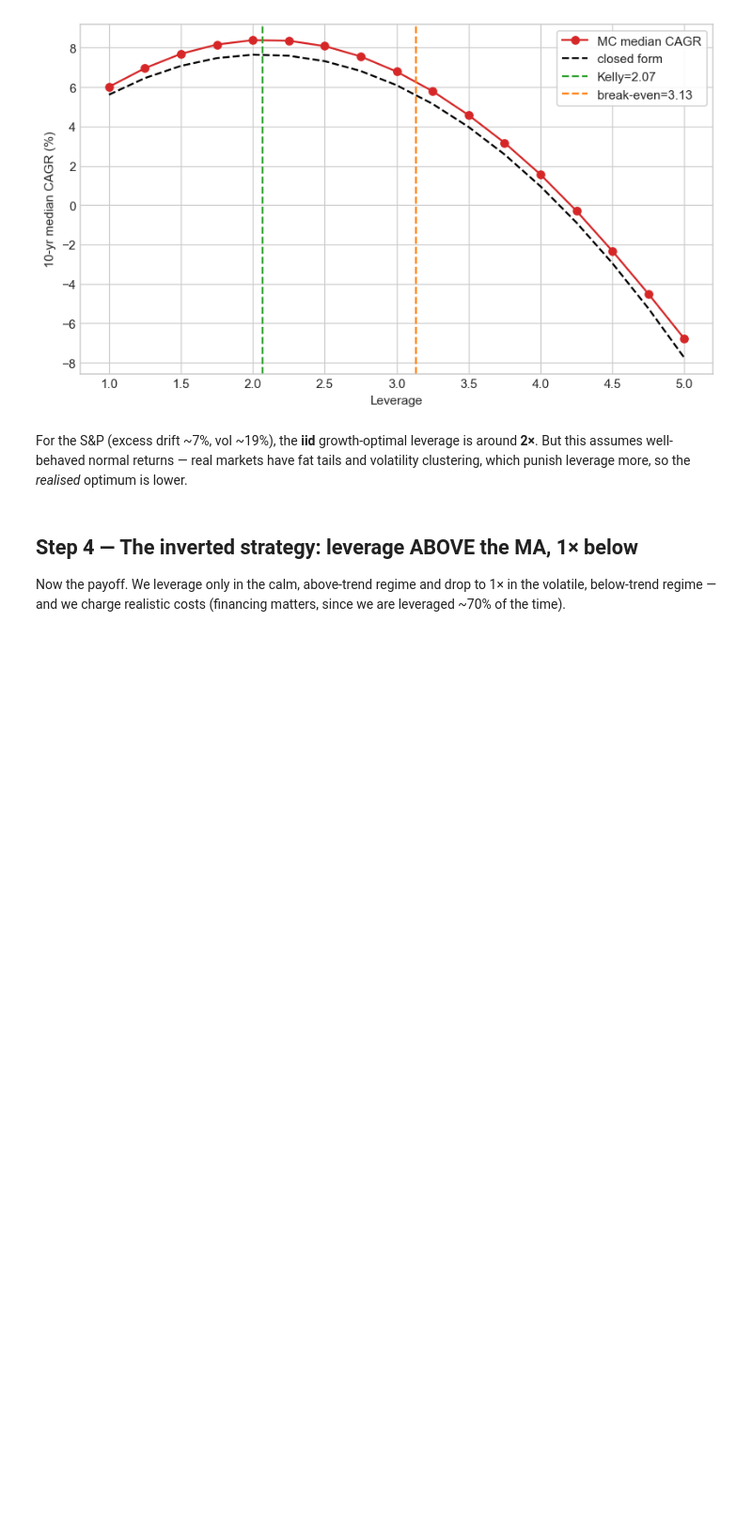
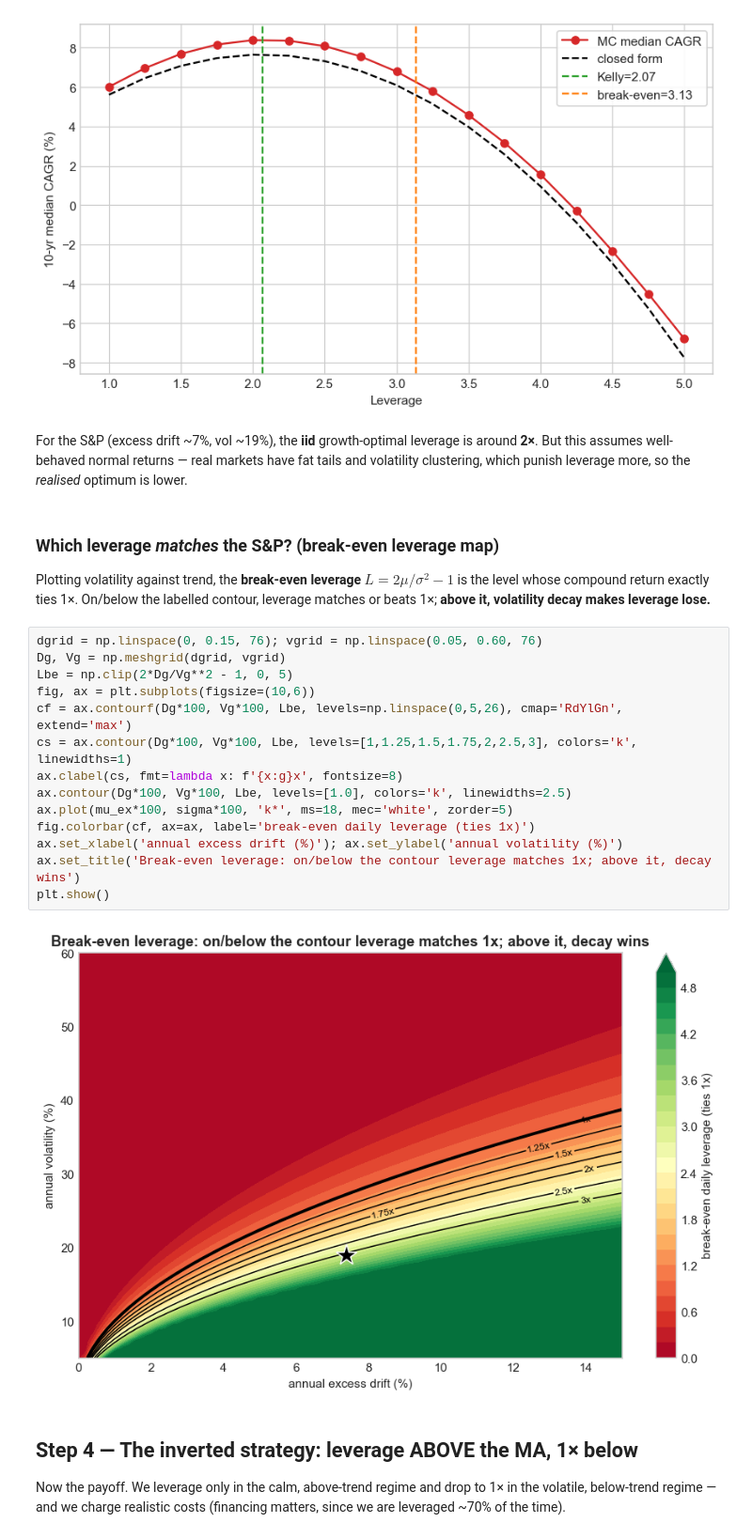
Before and after one commit to Taff1887/leveraged-trend-following, a Jupyter notebook: notebooks/09_faber_replication_and_inverted_leverage.ipynb, the cells around one changed output. Shown at 94% size. Drawn from its saved outputs; the diff is of its cells as text; blank space fills up the shorter version.

```diff
--- a/notebooks/09_faber_replication_and_inverted_leverage.ipynb
+++ b/notebooks/09_faber_replication_and_inverted_leverage.ipynb
@@ -106,6 +106,26 @@ Break-even leverage (= 1x return) = 3.13
 [figure]
 # %% [markdown]
 For the S&P (excess drift ~7%, vol ~19%), the **iid** growth-optimal leverage is around **2×**. But this assumes well-behaved normal returns — real markets have fat tails and volatility clustering, which punish leverage more, so the *realised* optimum is lower.
+# %% [markdown]
+### Which leverage *matches* the S&P? (break-even leverage map)
+
+Plotting volatility against trend, the **break-even leverage** $L=2\mu/\sigma^2-1$ is the level whose compound return exactly ties 1×. On/below the labelled contour, leverage matches or beats 1×; **above it, volatility decay makes leverage lose.**
+# %%
+dgrid = np.linspace(0, 0.15, 76); vgrid = np.linspace(0.05, 0.60, 76)
+Dg, Vg = np.meshgrid(dgrid, vgrid)
+Lbe = np.clip(2*Dg/Vg**2 - 1, 0, 5)
+fig, ax = plt.subplots(figsize=(10,6))
+cf = ax.contourf(Dg*100, Vg*100, Lbe, levels=np.linspace(0,5,26), cmap='RdYlGn', extend='max')
+cs = ax.contour(Dg*100, Vg*100, Lbe, levels=[1,1.25,1.5,1.75,2,2.5,3], colors='k', linewidths=1)
+ax.clabel(cs, fmt=lambda x: f'{x:g}x', fontsize=8)
+ax.contour(Dg*100, Vg*100, Lbe, levels=[1.0], colors='k', linewidths=2.5)
+ax.plot(mu_ex*100, sigma*100, 'k*', ms=18, mec='white', zorder=5)
+fig.colorbar(cf, ax=ax, label='break-even daily leverage (ties 1x)')
+ax.set_xlabel('annual excess drift (%)'); ax.set_ylabel('annual volatility (%)')
+ax.set_title('Break-even leverage: on/below the contour leverage matches 1x; above it, decay wins')
+plt.show()
+# %% [output]
+[figure, added]
 # %% [markdown]
 ## Step 4 — The inverted strategy: leverage ABOVE the MA, 1× below
 
```
Also changed, not shown: parts of 2 cells of this notebook, 16 other files.
